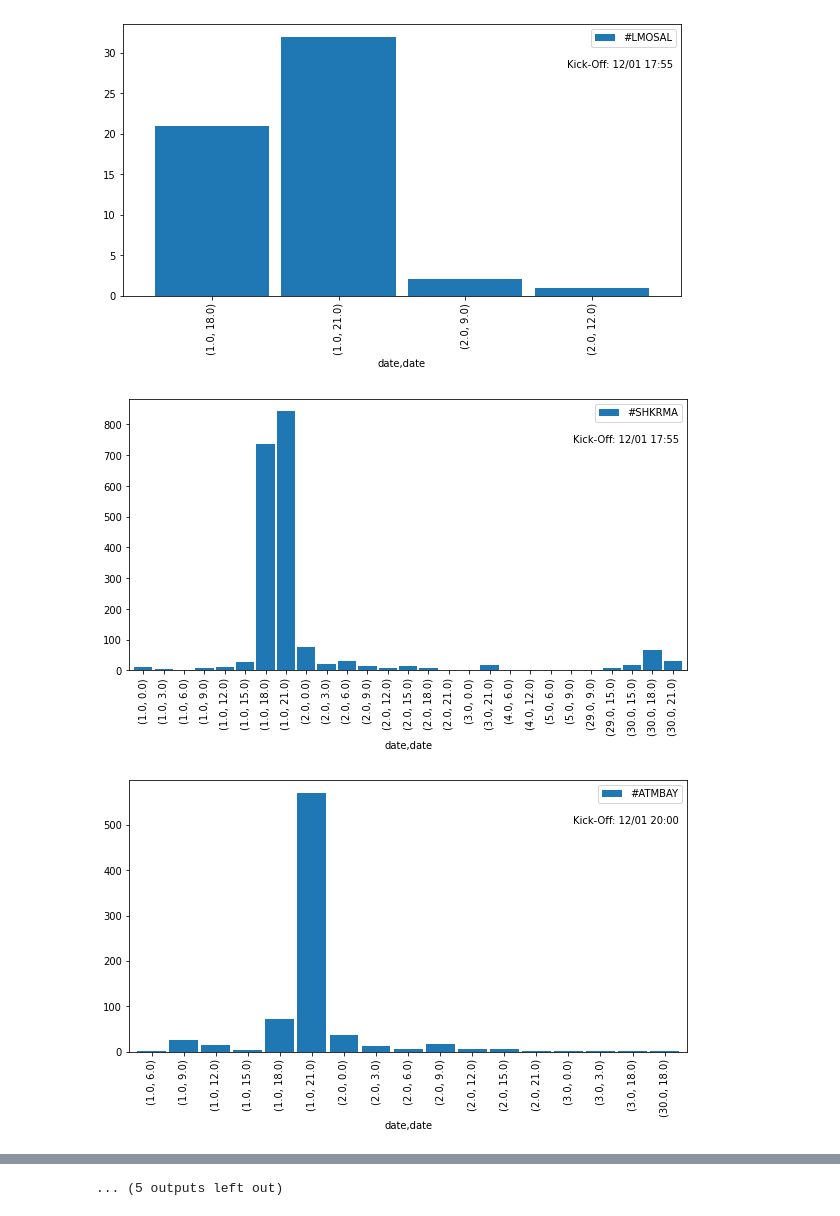
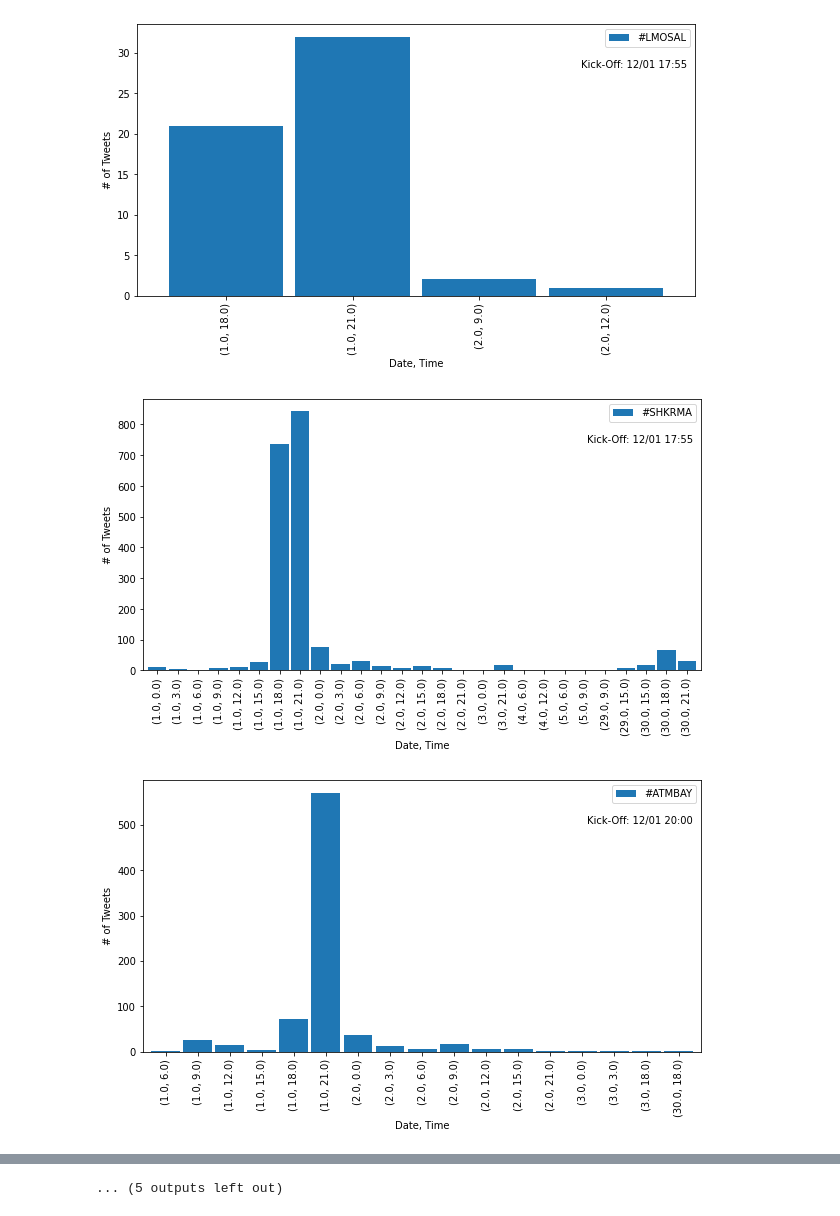
Before and after one commit to sarvenderdahiya/match-times-from-tweets, a Jupyter notebook: Group_8_Project.ipynb, the cells around one changed output, grey strips where cells are left out. Cells and saved outputs as stored; diff of their text form; code cells hidden in the pictures.

Commit message:
Added graph labels

```diff
--- a/Group_8_Project.ipynb
+++ b/Group_8_Project.ipynb
@@ -69,3 +62,12 @@ matches2 = ['#LMOSAL','#SHKRMA','#ATMBAY','#MGBINT','#MAROLY','#PORMCI','#ATAMID
+# %%
+# First set of matches
+matches1 = ['#RENCHE','#INTRMA','#KRASEV', '#BVBBRU', '#LAZZEN', '#DKVBAR', '#JUVFER', '#MUNIFBK', '#PSGRBL', '#MGBSHK', '#OLYMCI', '#ATMLMO', '#BAYSAL', '#MARPOR', '#AJXMID', '#LIVATA']
+match_times1 = ['11/24 17:55', '11/25 20:00', '11/24 17:55', '11/24 20:00', '11/24 20:00', '11/24 20:00', '11/24 20:00', '11/24 20:00', '11/24 20:00', '11/25 17:55', '11/25 17:55', '11/25 20:00', '11/25 20:00', '11/25 20:00', '11/25 20:00', '11/25 20:00']
+
+
+# Second set of matches
+matches2 = ['#LMOSAL','#SHKRMA','#ATMBAY','#MGBINT','#MAROLY','#PORMCI','#ATAMID','#LIVAJX', '#KRAREN','#IBFKRBL','#BRUZEN','#BVBLAZ','#FERBAR','#JUVDKV','#MUNPSG','#SEVCHE']
+match_times2 = ['12/01 17:55', '12/01 17:55', '12/01 20:00', '12/01 20:00', '12/01 20:00', '12/01 20:00', '12/01 20:00', '12/01 20:00', '12/02 17:55', '12/02 17:55', '12/02 20:00', '12/02 20:00', '12/02 20:00', '12/02 20:00', '12/02 20:00', '12/02 20:00']
 # %%
 ''' Get Those TWEEETSSSSS '''
 # Make sure to use the required list of matches below for columns
@@ -117,14 +119,3 @@ import matplotlib.pyplot as plt
 # fig.show()
 # # image_filepath = "drive/My Drive/Colab Notebooks/SSM Project/tweetsNov29.png"
 # # fig.savefig(image_filepath, bbox_inches="tight")
-# %%
-''' Loading the data '''
-tweetfile1 = "drive/My Drive/Colab Notebooks/SSM Project/tweetTimes.csv"
-tweetfile2 = "drive/My Drive/Colab Notebooks/SSM Project/tweetTimes2.csv"
-tweet_df1 = pd.read_csv (tweetfile1, parse_dates=matches1)
-tweet_df2 = pd.read_csv (tweetfile2, parse_dates=matches2)
-match_times1 = ['11/24 17:55', '11/24 17:55', '11/24 20:00', '11/24 20:00', '11/24 20:00', '11/24 20:00', '11/24 20:00', '11/24 20:00', '11/25 17:55', '11/25 17:55', '11/25 20:00', '11/25 20:00', '11/25 20:00', '11/25 20:00', '11/25 20:00', '11/25 20:00']
-match_times2 = ['12/01 17:55', '12/01 17:55', '12/01 20:00', '12/01 20:00', '12/01 20:00', '12/01 20:00', '12/01 20:00', '12/01 20:00', '12/02 17:55', '12/02 17:55', '12/02 20:00', '12/02 20:00', '12/02 20:00', '12/02 20:00', '12/02 20:00', '12/02 20:00']
-
-# print(tweet_df1.dtypes)
-# print(tweet_df2.dtypes)
@@ -139,28 +139,32 @@ for match, time in zip(matches1, match_times1):
     # print(tempDF)
     ax = tempDF.groupby([tempDF["date"].dt.day,tempDF["date"].dt.hour]).count().plot(figsize= (10,5),kind="bar", width= 0.9)
     ax.text(0.89, 0.85, "Kick-Off: " + time , ha='center', va='center', transform=ax.transAxes)
+    ax.set_xlabel("Date, Time")
+    ax.set_ylabel("# of Tweets")
     ax.legend([match,]);
     pathname = "drive/My Drive/Colab Notebooks/SSM Project/Week1_Images/" + match.strip('#') +".png"
     ax.figure.savefig(pathname, bbox_inches="tight")
 # %%
 ''' For week 2 i.e. matches on the dates 12/01 and 12/02 '''
 
 for match, time in zip(matches2, match_times2):
     tempDF = tweet_df2[[match]]
     tempDF.rename(columns={match:'date'}, inplace = True)
     # print(tempDF['date'])
     tempDF = tempDF.assign(date=tempDF.date.dt.round('3h'))
     # print(tempDF)
     ax = tempDF.groupby([tempDF["date"].dt.day,tempDF["date"].dt.hour]).count().plot(figsize= (10,5),kind="bar", width= 0.9)
     ax.text(0.89, 0.85, "Kick-Off: " + time , ha='center', va='center', transform=ax.transAxes)
+    ax.set_xlabel("Date, Time")
+    ax.set_ylabel("# of Tweets")
     ax.legend([match,]);
     pathname = "drive/My Drive/Colab Notebooks/SSM Project/Week2_Images/" + match.strip('#') +".png"
     ax.figure.savefig(pathname, bbox_inches="tight")
 # %% [output]
 A value is trying to be set on a copy of a slice from a DataFrame
 
 See the caveats in the documentation: https://pandas.pydata.org/pandas-docs/stable/user_guide/indexing.html#returning-a-view-versus-a-copy
   errors=errors,
-[figure, old version]
+[figure, new version]
-[figure, old version]
+[figure, new version]
-[figure, old version]
+[figure, new version]
```
Also changed, not shown: parts of 4 cells of this notebook, 32 other files.
